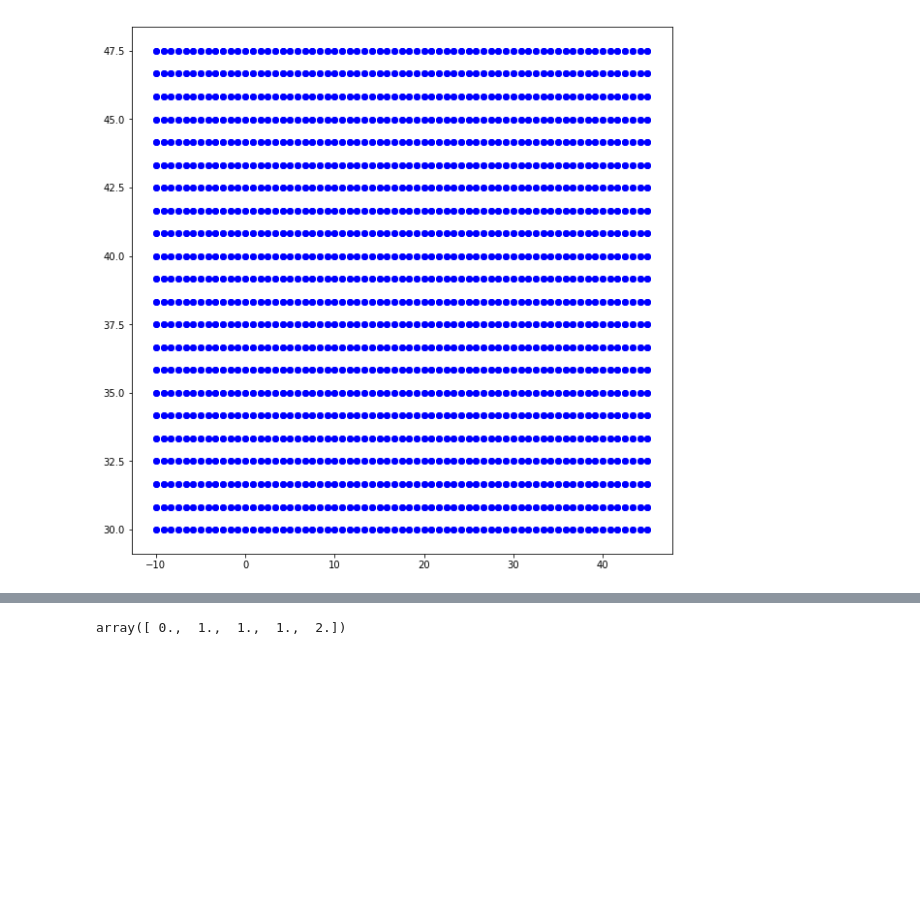
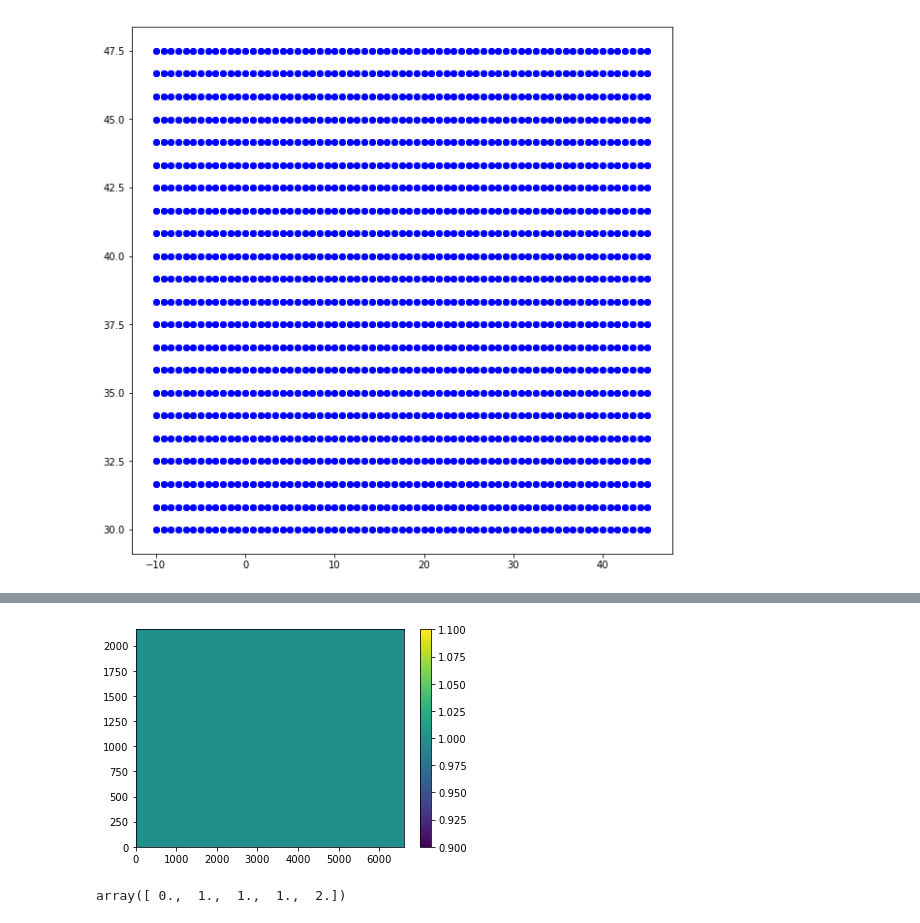
Before and after one commit to adcroft/thin-wall-topography, a Jupyter notebook: python/algorithm_dev-3.ipynb, the cells around one changed output, grey strips where cells are left out. Saved outputs shown, nothing was run; the diff lists cells and outputs as text; code cells hidden in the pictures; blank space fills up the shorter version.

```diff
--- a/python/algorithm_dev-3.ipynb
+++ b/python/algorithm_dev-3.ipynb
@@ -365,3 +405,7 @@ Missed some! Must Refine!  6
+# %%
+plt.pcolormesh(hits); plt.colorbar();
+# %% [output]
+[figure, added]
 # %%
 a = np.array([0.1, 0.5, 0.9, 1.1, 1.5])
 np.floor(a+0.5)
```
Also changed, not shown: parts of 10 cells of this notebook.
